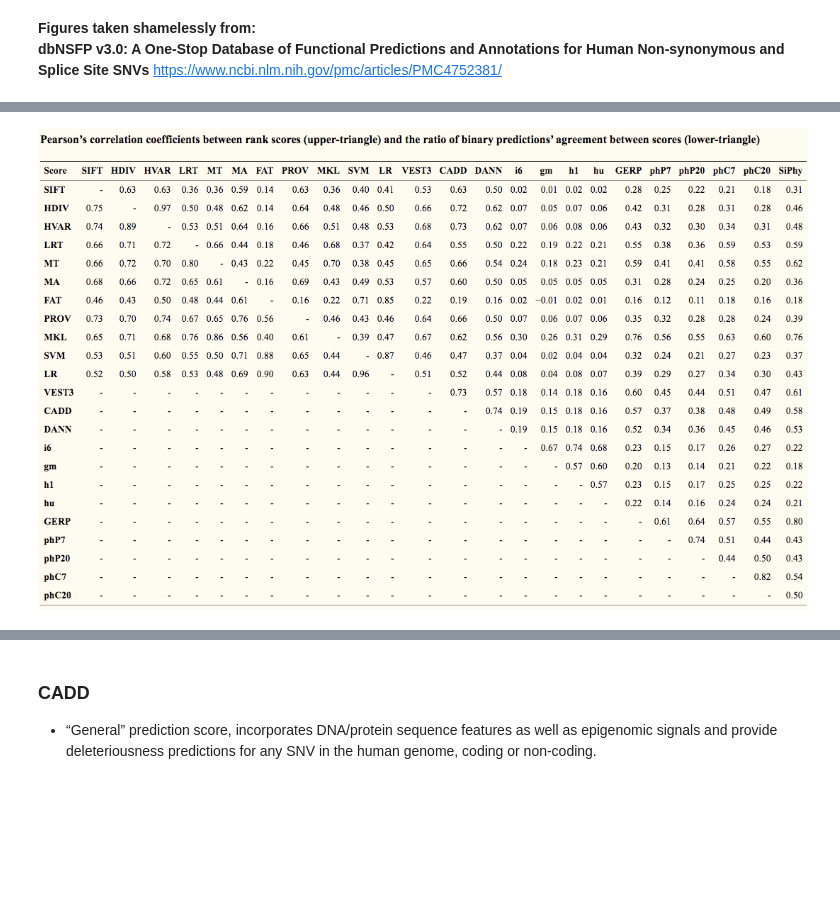
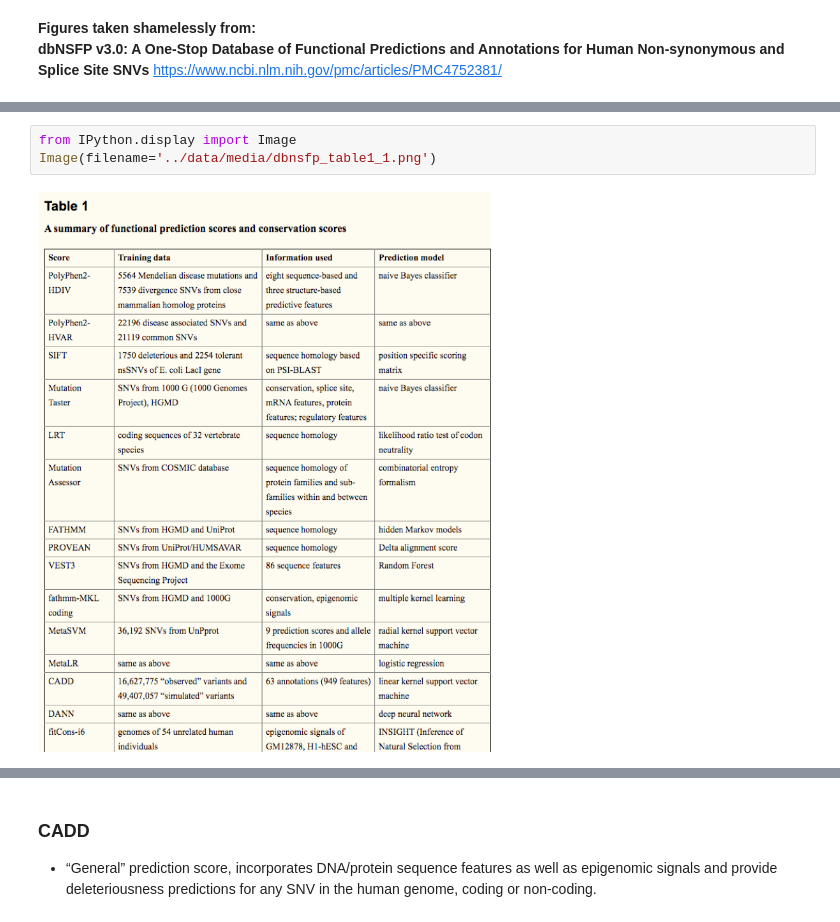
Before and after one commit to danielanach/glyco-clinvar, a Jupyter notebook: code/07_pathogenicity_scores.ipynb, the cells around one changed output, grey strips where cells are left out. Drawn from its saved outputs; the diff is of its cells as text; blank space fills up the shorter version.

Commit message:
Updated paths to embedded figures

```diff
--- a/code/07_pathogenicity_scores.ipynb
+++ b/code/07_pathogenicity_scores.ipynb
@@ -14,2 +8,5 @@ https://www.ncbi.nlm.nih.gov/pmc/articles/PMC4752381/
-# %% [markdown]
-![image.png](attachment:image.png)
+# %%
+from IPython.display import Image
+Image(filename='../data/media/dbnsfp_table1_1.png')
+# %% [output]
+[figure, added]
```
Also changed, not shown: parts of 6 cells of this notebook, 4 other files.
